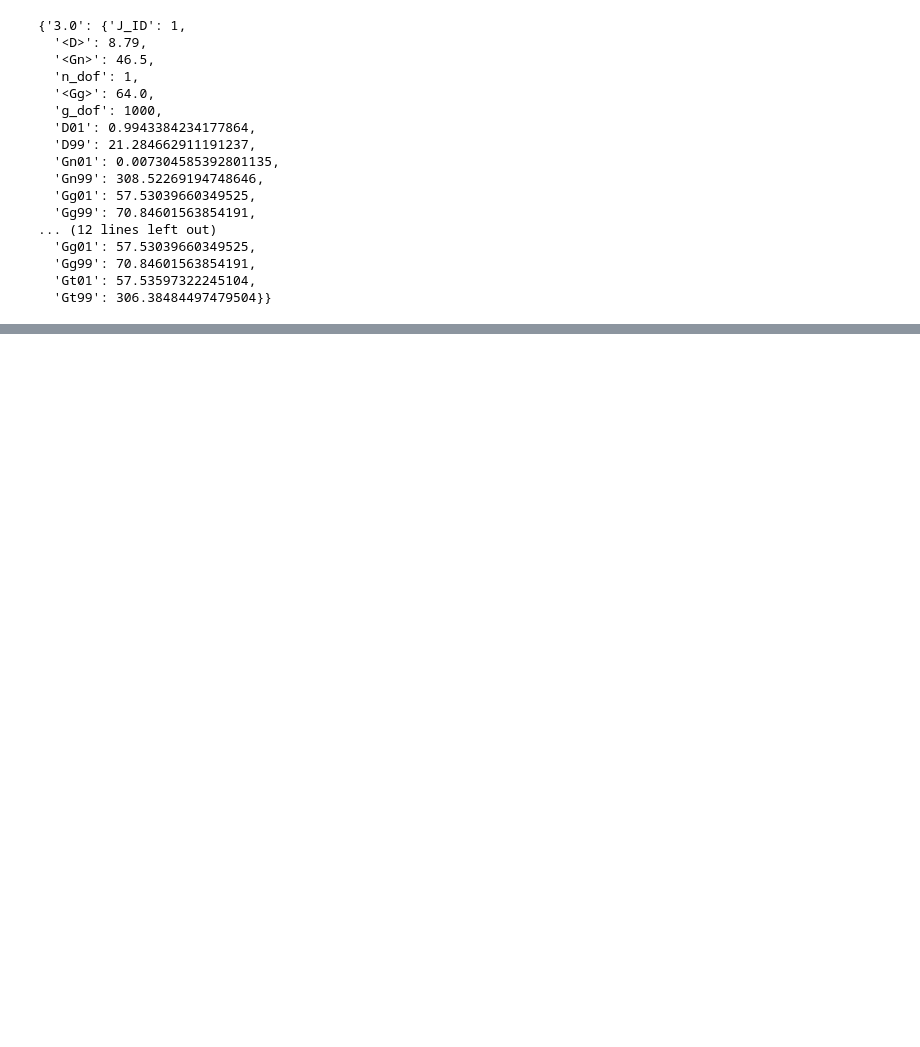
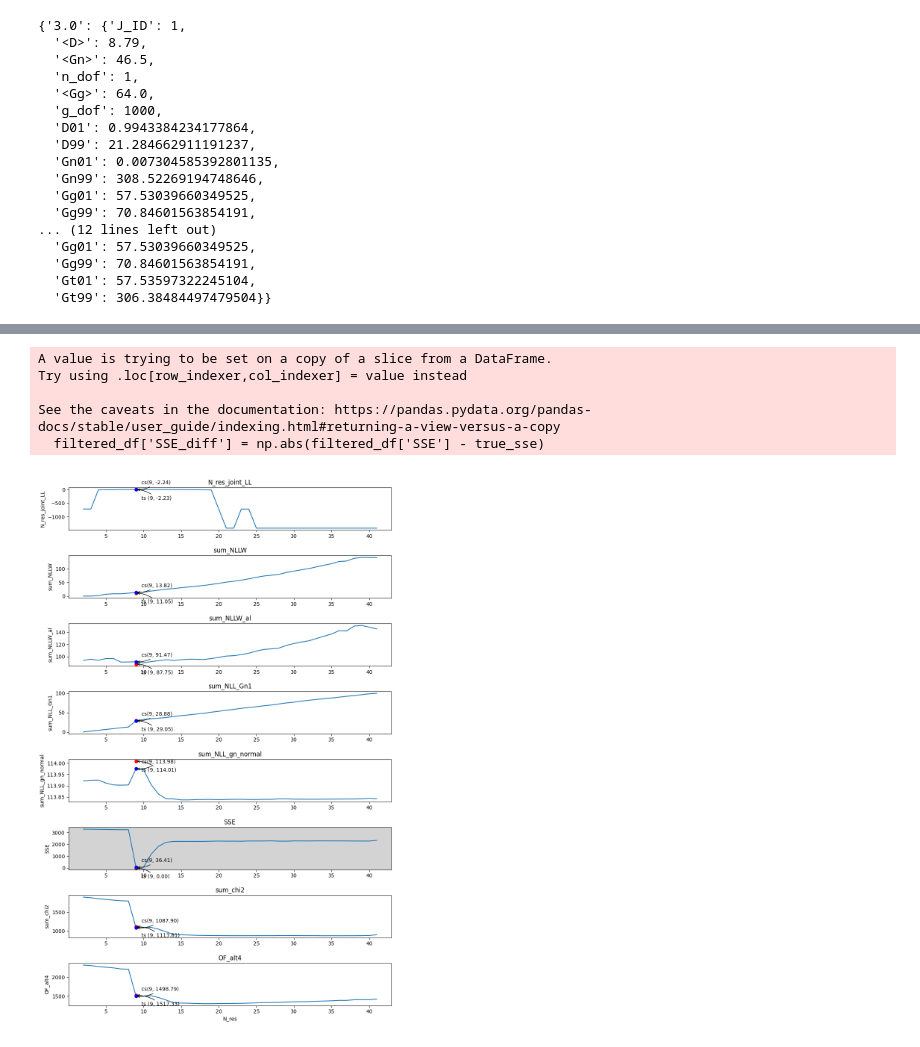
Before and after one commit to Naww137/ATARI, a Jupyter notebook: examples/Ta181_Analysis/hist_reader_comparison.ipynb, the cells around one changed output, grey strips where cells are left out. Cells and saved outputs as stored; diff of their text form; code cells hidden in the pictures; blank space fills up the shorter version.

```diff
--- a/examples/Ta181_Analysis/hist_reader_comparison.ipynb
+++ b/examples/Ta181_Analysis/hist_reader_comparison.ipynb
@@ -176,0 +213,70 @@ table_1
+# %%
+import matplotlib.pyplot as plt
+
+filtered_df = table[table['AT'] == False]
+
+# Find the row where AT is True
+true_solution_row = table[table['AT'] == True].iloc[0]
+
+# closest to the true by SSE# Find the closest solution by SSE
+true_sse = true_solution_row['SSE']
+filtered_df['SSE_diff'] = np.abs(filtered_df['SSE'] - true_sse)
+
+closest_row = filtered_df.loc[filtered_df['SSE_diff'].idxmin()]
+
+# List of columns to plot against N_res
+columns_to_plot = ['N_res_joint_LL', 'sum_NLLW',  'sum_NLL_Gn1', 'sum_chi2', 'OF_alt3', 'SSE', 'SF_Gn1', 'SF_Gg', 'AICc', 'BIC']
+columns_to_plot = ['N_res_joint_LL', 'sum_NLLW', 'sum_NLLW_al',  'sum_NLL_Gn1', 'sum_NLL_gn_normal', 'SSE', 'sum_chi2', 'OF_alt4' ]
+# Columns to highlight
+columns_to_highlight = ['SSE', 'SF_Gn1', 'SF_Gg']
+
+# Plotting
+fig, axes = plt.subplots(len(columns_to_plot), 1, figsize=(10, 15))
+fig.tight_layout(pad=3.0)
+
+for i, column in enumerate(columns_to_plot):
+    axes[i].plot(filtered_df['N_res'], filtered_df[column])
+    #axes[i].set_xlabel('N_res')
+    axes[i].set_ylabel(column)
+    axes[i].set_title(f'{column}')
+
+    if column in columns_to_highlight:
+        axes[i].set_facecolor('lightgrey')  # Set background color for highlighted plots
+
+    # Plot and annotate the true solution
+    true_value = true_solution_row[column]
+    n_res_true = true_solution_row['N_res']
+    axes[i].plot(n_res_true, true_value, 'ro')  # Red dot for the true solution
+    axes[i].annotate(f'ts ({n_res_true}, {true_value:.2f})',
+                    xy=(n_res_true, true_value),
+                    xytext=(10, -20),
+                    textcoords='offset points',
+                    arrowprops=dict(arrowstyle="->", connectionstyle="arc3,rad=.2"))
+
+    # Plot and annotate the closest solution
+    closest_value = closest_row[column]
+    n_res_closest = closest_row['N_res']
+    axes[i].plot(n_res_closest, closest_value, 'bo')  # Blue dot for the closest solution
+    axes[i].annotate(f'cs({n_res_closest}, {closest_value:.2f})',
+                    xy=(n_res_closest, closest_value),
+                    xytext=(10, 10),
+                    textcoords='offset points',
+                    arrowprops=dict(arrowstyle="->", connectionstyle="arc3,rad=-.2"))
+# Only label x-axis on the last subplot
+axes[-1].set_xlabel('N_res')
+
+# Enable x-axis ticks on all subplots
+for ax in axes:
+    ax.tick_params(axis='x', which='both', bottom=True)
+
+# Adjust layout to be more compact
+plt.subplots_adjust(hspace=0.6)
+
+plt.show()
+# %% [output]
+A value is trying to be set on a copy of a slice from a DataFrame.
+Try using .loc[row_indexer,col_indexer] = value instead
+
+See the caveats in the documentation: https://pandas.pydata.org/pandas-docs/stable/user_guide/indexing.html#returning-a-view-versus-a-copy
+  filtered_df['SSE_diff'] = np.abs(filtered_df['SSE'] - true_sse)
+[figure, added]
```
Also changed, not shown: parts of 11 cells of this notebook, 4 other files.
